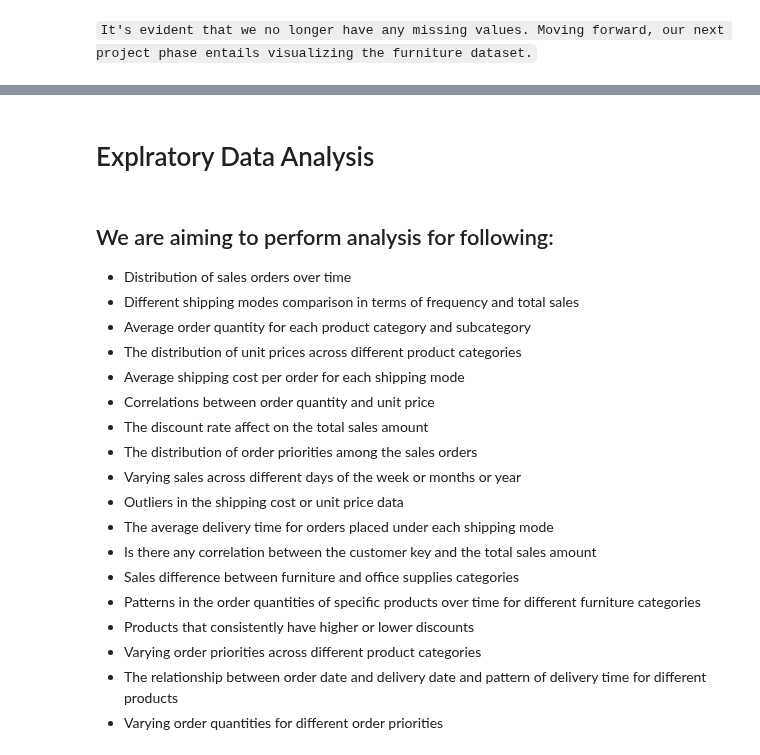
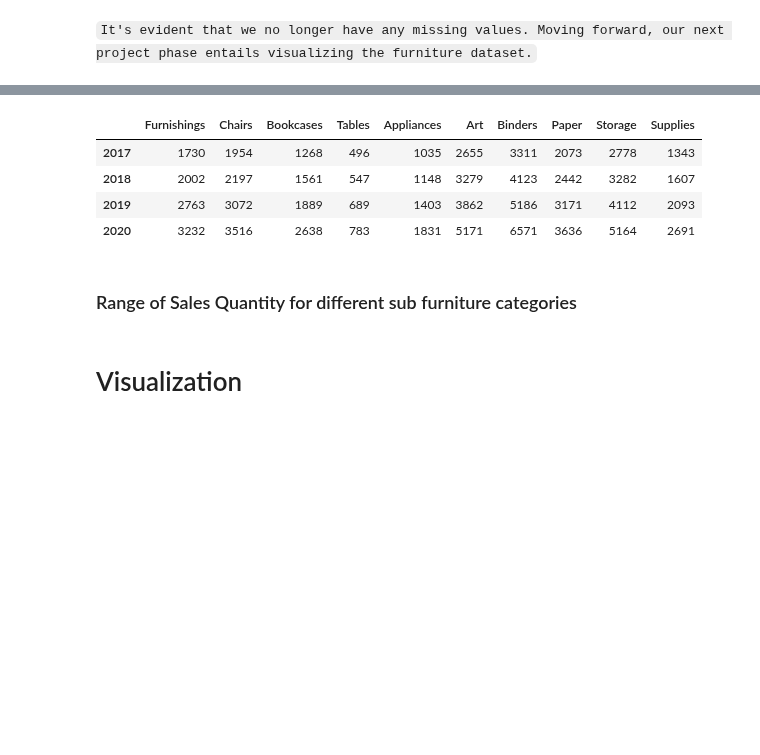
Before and after one commit to SimmiSheetalJain/Uncovering-furniture-sales-insights, a Jupyter notebook: Uncovering-Furniture-Sales-Insights.ipynb, the cells around one changed output, grey strips where cells are left out. Cells and saved outputs as stored; diff of their text form; code cells hidden in the pictures; blank space fills up the shorter version.

```diff
--- a/Uncovering-Furniture-Sales-Insights.ipynb
+++ b/Uncovering-Furniture-Sales-Insights.ipynb
@@ -397,22 +398,24 @@ yearly_sales_qty
+# %%
+import pandas as pd
+
+Subcategory_types = fdf['SubcategoryName'].unique()
+years = fdf['year'].unique()
+
+yearly_sales_qty_sub_cat = pd.DataFrame(index=years, columns=Subcategory_types)
+
+for cat_type in Subcategory_types:
+    for year in years:
+        total_sales = fdf[(fdf['year'] == year) & (fdf['SubcategoryName'] == cat_type)]['OrderQuantity'].sum()
+        yearly_sales_qty_sub_cat.loc[year, cat_type] = total_sales
+
+yearly_sales_qty_sub_cat
+# %% [output]
+|  | Furnishings | Chairs | Bookcases | Tables | Appliances | Art | Binders | Paper | Storage | Supplies |
+| 2017 | 1730 | 1954 | 1268 | 496 | 1035 | 2655 | 3311 | 2073 | 2778 | 1343 |
+| 2018 | 2002 | 2197 | 1561 | 547 | 1148 | 3279 | 4123 | 2442 | 3282 | 1607 |
+| 2019 | 2763 | 3072 | 1889 | 689 | 1403 | 3862 | 5186 | 3171 | 4112 | 2093 |
+| 2020 | 3232 | 3516 | 2638 | 783 | 1831 | 5171 | 6571 | 3636 | 5164 | 2691 |
+# %% [markdown]
+### Range of Sales Quantity for different sub furniture categories
 # %% [markdown]
-# Explratory Data Analysis
+# Visualization
-# %% [markdown]
-## We are aiming to perform analysis for following:
-* Distribution of sales orders over time
-* Different shipping modes comparison in terms of frequency and total sales
-* Average order quantity for each product category and subcategory
-* The distribution of unit prices across different product categories
-* Average shipping cost per order for each shipping mode
-* Correlations between order quantity and unit price
-* The discount rate affect on the total sales amount
-* The distribution of order priorities among the sales orders
-* Varying sales across different days of the week or months or year
-* Outliers in the shipping cost or unit price data
-* The average delivery time for orders placed under each shipping mode
-* Is there any correlation between the customer key and the total sales amount
-* Sales difference between furniture and office supplies categories
-* Patterns in the order quantities of specific products over time for different furniture categories
-* Products that consistently have higher or lower discounts
-* Varying order priorities across different product categories
-* The relationship between order date and delivery date and pattern of delivery time for different products
-* Varying order quantities for different order priorities
```
Also changed, not shown: parts of 34 cells of this notebook.
